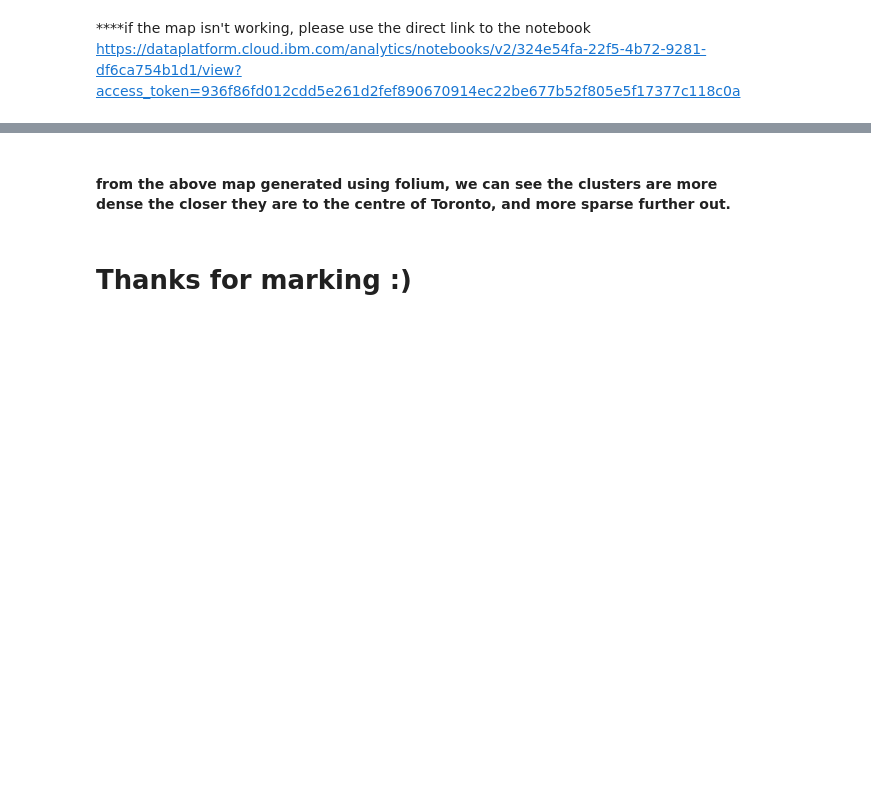
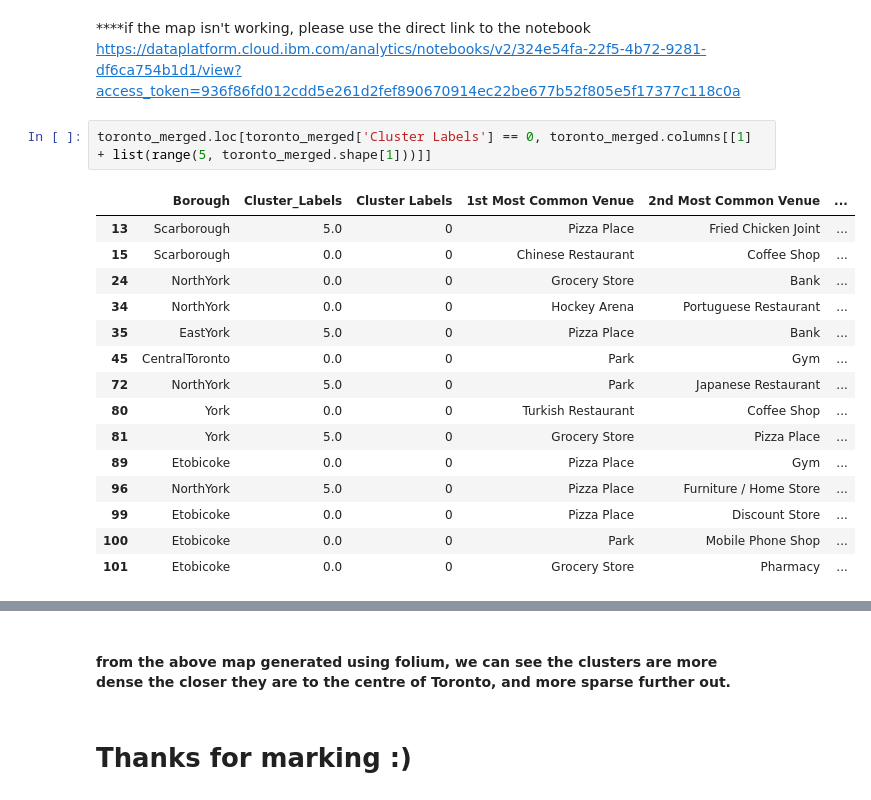
Before and after one commit to amax24/Coursera_Capstone, a Jupyter notebook: Final Segmenting and Clustering Neighborhoods in Toronto Trusted.ipynb, the cells around one changed output, grey strips where cells are left out. Drawn from its saved outputs; the diff is of its cells as text; blank space fills up the shorter version.

```diff
--- a/Final Segmenting and Clustering Neighborhoods in Toronto Trusted.ipynb
+++ b/Final Segmenting and Clustering Neighborhoods in Toronto Trusted.ipynb
@@ -622,3 +622,21 @@ map_clusters
 [interactive output not drawn]
 # %% [markdown]
 ****if the map isn't working, please use the direct link to the notebook https://dataplatform.cloud.ibm.com/analytics/notebooks/v2/324e54fa-22f5-4b72-9281-df6ca754b1d1/view?access_token=936f86fd012cdd5e261d2fef890670914ec22be677b52f805e5f17377c118c0a
+# %%
+toronto_merged.loc[toronto_merged['Cluster Labels'] == 0, toronto_merged.columns[[1] + list(range(5, toronto_merged.shape[1]))]]
+# %% [output]
+|  | Borough | Cluster_Labels | Cluster Labels | 1st Most Common Venue | 2nd Most Common Venue | ... |
+| 13 | Scarborough | 5.0 | 0 | Pizza Place | Fried Chicken Joint | ... |
+| 15 | Scarborough | 0.0 | 0 | Chinese Restaurant | Coffee Shop | ... |
+| 24 | NorthYork | 0.0 | 0 | Grocery Store | Bank | ... |
+| 34 | NorthYork | 0.0 | 0 | Hockey Arena | Portuguese Restaurant | ... |
+| 35 | EastYork | 5.0 | 0 | Pizza Place | Bank | ... |
+| 45 | CentralToronto | 0.0 | 0 | Park | Gym | ... |
+| 72 | NorthYork | 5.0 | 0 | Park | Japanese Restaurant | ... |
+| 80 | York | 0.0 | 0 | Turkish Restaurant | Coffee Shop | ... |
+| 81 | York | 5.0 | 0 | Grocery Store | Pizza Place | ... |
+| 89 | Etobicoke | 0.0 | 0 | Pizza Place | Gym | ... |
+| 96 | NorthYork | 5.0 | 0 | Pizza Place | Furniture / Home Store | ... |
+| 99 | Etobicoke | 0.0 | 0 | Pizza Place | Discount Store | ... |
+| 100 | Etobicoke | 0.0 | 0 | Park | Mobile Phone Shop | ... |
+| 101 | Etobicoke | 0.0 | 0 | Grocery Store | Pharmacy | ... |
```
Also changed, not shown: parts of 9 cells of this notebook.
